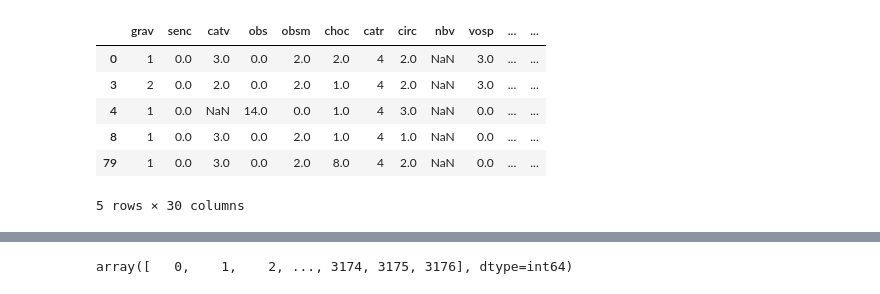
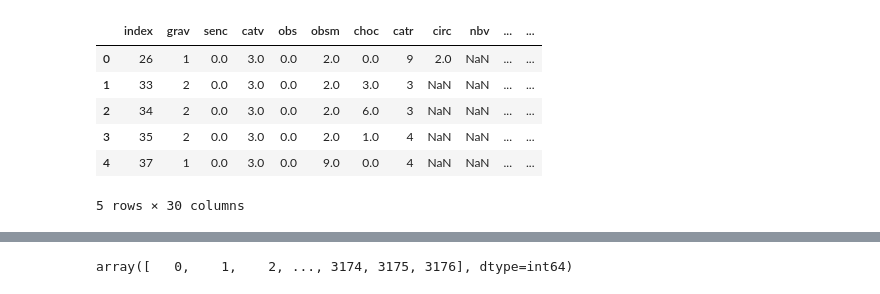
Before and after one commit to YoanGab/challenge_ia_accidentologie_velos, a Jupyter notebook: notebook/merge_accident_infra_paris.ipynb, the cells around one changed output, grey strips where cells are left out. Drawn from its saved outputs; the diff is of its cells as text; code cells hidden in the pictures.

Commit message:
fct formatage/creation df france

```diff
--- a/notebook/merge_accident_infra_paris.ipynb
+++ b/notebook/merge_accident_infra_paris.ipynb
@@ -24,10 +17,13 @@ df_paris = df.loc[df["dep"].str[:2] == "75"] #We keep only Paris accident
+# %%
+#appel d'une fonction dans utils pour ouvrir le dataset des accidents et le formatter
+df_france = create_dataframe_france()
 # %%
-df_paris.head()
+df_france.head()
 # %% [output]
-|  | grav | senc | catv | obs | obsm | choc | catr | circ | nbv | vosp | ... | ... |
-| 0 | 1 | 0.0 | 3.0 | 0.0 | 2.0 | 2.0 | 4 | 2.0 | NaN | 3.0 | ... | ... |
-| 3 | 2 | 0.0 | 2.0 | 0.0 | 2.0 | 1.0 | 4 | 2.0 | NaN | 3.0 | ... | ... |
-| 4 | 1 | 0.0 | NaN | 14.0 | 0.0 | 1.0 | 4 | 3.0 | NaN | 0.0 | ... | ... |
-| 8 | 1 | 0.0 | 3.0 | 0.0 | 2.0 | 1.0 | 4 | 1.0 | NaN | 0.0 | ... | ... |
-| 79 | 1 | 0.0 | 3.0 | 0.0 | 2.0 | 8.0 | 4 | 2.0 | NaN | 0.0 | ... | ... |
+|  | index | grav | senc | catv | obs | obsm | choc | catr | circ | nbv | ... | ... |
+| 0 | 26 | 1 | 0.0 | 3.0 | 0.0 | 2.0 | 0.0 | 9 | 2.0 | NaN | ... | ... |
+| 1 | 33 | 2 | 0.0 | 3.0 | 0.0 | 2.0 | 3.0 | 3 | NaN | NaN | ... | ... |
+| 2 | 34 | 2 | 0.0 | 3.0 | 0.0 | 2.0 | 6.0 | 3 | NaN | NaN | ... | ... |
+| 3 | 35 | 2 | 0.0 | 3.0 | 0.0 | 2.0 | 1.0 | 4 | NaN | NaN | ... | ... |
+| 4 | 37 | 1 | 0.0 | 3.0 | 0.0 | 9.0 | 0.0 | 4 | NaN | NaN | ... | ... |
 5 rows × 30 columns
```
Also changed, not shown: parts of 11 cells of this notebook, 1 other file.
